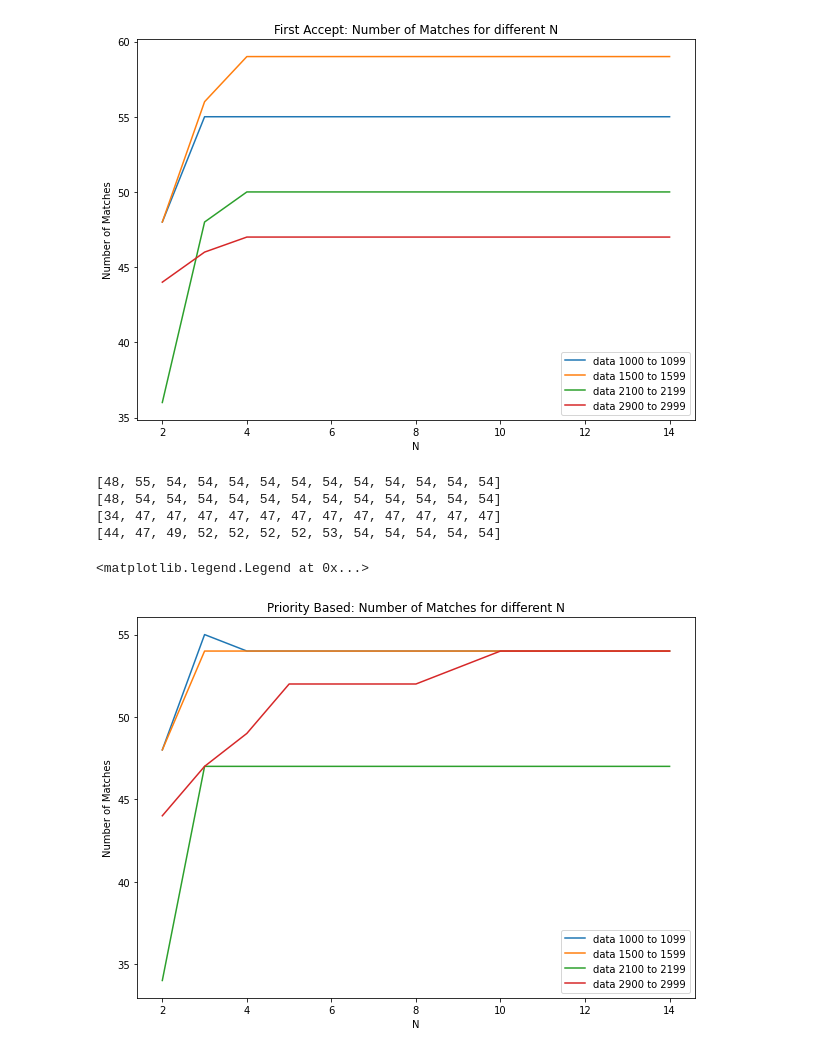
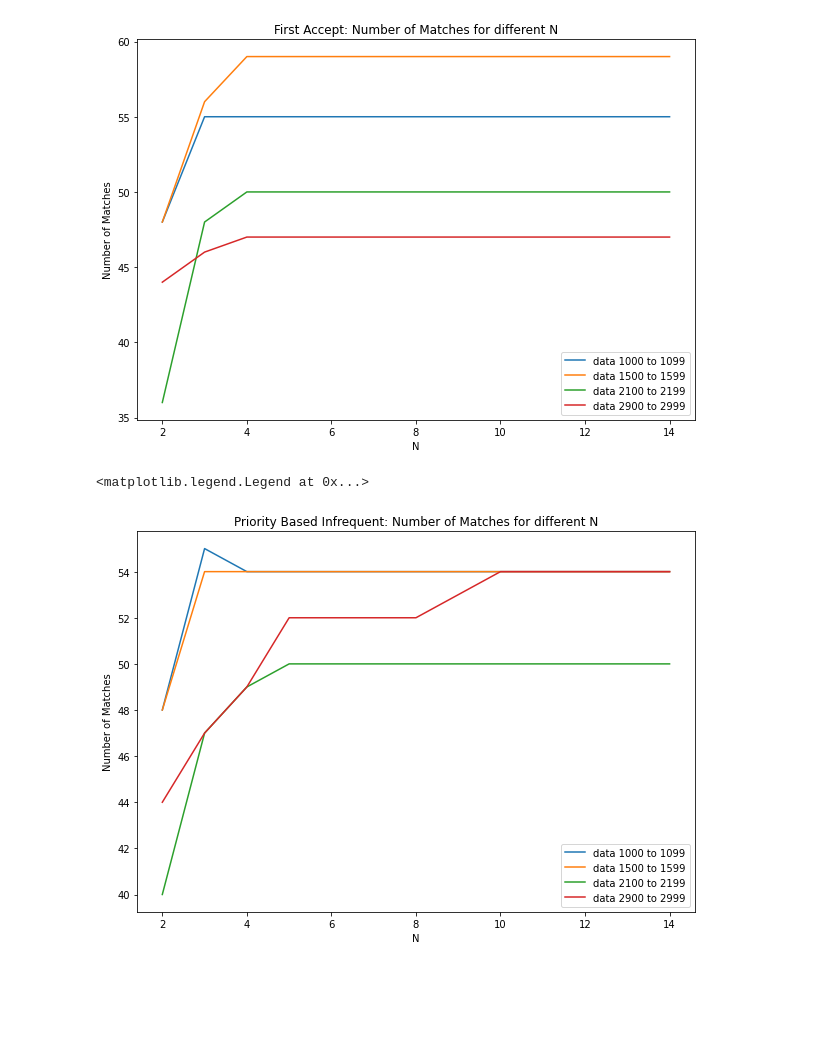
Before and after one commit to Mingtaros/Kidney-Exchange-Match-Mapping-System, a Jupyter notebook: backend/kidneyexchange/backend/exchange_src/Experiment.ipynb, the cells around one changed output. Cells and saved outputs as stored; diff of their text form; code cells hidden in the pictures; blank space fills up the shorter version.

```diff
--- a/backend/kidneyexchange/backend/exchange_src/Experiment.ipynb
+++ b/backend/kidneyexchange/backend/exchange_src/Experiment.ipynb
@@ -81,21 +82,21 @@ ax = to_plot.plot.barh(figsize=(10, 20))
 # %%
-# Firsh Accept
+# First Accept
 
 different_n_1000_1099 = []
 different_n_1500_1599 = []
 different_n_2100_2199 = []
 different_n_2900_2999 = []
 
-pairs_data1 = read_pairs_db(1000, 1099)
+pairs_data1 = read_data_db("2021_01_11")
 grph1 = DirectedGraph(pairs_data1)
 
-pairs_data2 = read_pairs_db(1500, 1599)
+pairs_data2 = read_data_db("2021_01_16")
 grph2 = DirectedGraph(pairs_data2)
 
-pairs_data3 = read_pairs_db(2100, 2199)
+pairs_data3 = read_data_db("2021_01_22")
 grph3 = DirectedGraph(pairs_data3)
 
-pairs_data4 = read_pairs_db(2900, 2999)
+pairs_data4 = read_data_db("2021_01_30")
 grph4 = DirectedGraph(pairs_data4)
 
 for n in range(2, 15):
@@ -146,69 +147,59 @@ plt.legend([
 <matplotlib.legend.Legend at 0x...>
 [figure]
 # %%
-# Priority Based
+# Priority Based - Infrequent
 
 pb_different_n_1000_1099 = []
 pb_different_n_1500_1599 = []
 pb_different_n_2100_2199 = []
 pb_different_n_2900_2999 = []
 
-pairs_data1 = read_pairs_db(1000, 1099)
+pairs_data1 = read_data_db("2021_01_11")
 grph1 = DirectedGraph(pairs_data1)
 
-pairs_data2 = read_pairs_db(1500, 1599)
+pairs_data2 = read_data_db("2021_01_16")
 grph2 = DirectedGraph(pairs_data2)
 
-pairs_data3 = read_pairs_db(2100, 2199)
+pairs_data3 = read_data_db("2021_01_21")
 grph3 = DirectedGraph(pairs_data3)
 
-pairs_data4 = read_pairs_db(2900, 2999)
+pairs_data4 = read_data_db("2021_01_30")
 grph4 = DirectedGraph(pairs_data4)
 
 for n in range(2, 15):
-    pbnway1 = PriorityBasedNWay(n, 'maximum')
+    pbnway1 = PriorityBasedNWay(n, 'maximum', 'infrequent')
     pbnway1.finalize_exchange(grph1)
     pb_different_n_1000_1099.append(pbnway1.get_num_of_matched_pairs())
 
-    pbnway2 = PriorityBasedNWay(n, 'maximum')
+    pbnway2 = PriorityBasedNWay(n, 'maximum', 'infrequent')
     pbnway2.finalize_exchange(grph2)
     pb_different_n_1500_1599.append(pbnway2.get_num_of_matched_pairs())
 
-    pbnway3 = PriorityBasedNWay(n, 'maximum')
+    pbnway3 = PriorityBasedNWay(n, 'maximum', 'infrequent')
     pbnway3.finalize_exchange(grph3)
     pb_different_n_2100_2199.append(pbnway3.get_num_of_matched_pairs())
 
-    pbnway4 = PriorityBasedNWay(n, 'maximum')
+    pbnway4 = PriorityBasedNWay(n, 'maximum', 'infrequent')
     pbnway4.finalize_exchange(grph4)
     pb_different_n_2900_2999.append(pbnway4.get_num_of_matched_pairs())
-# %%
-print(pb_different_n_1000_1099)
-print(pb_different_n_1500_1599)
-print(pb_different_n_2100_2199)
-print(pb_different_n_2900_2999)
-# %% [output]
-[48, 55, 54, 54, 54, 54, 54, 54, 54, 54, 54, 54, 54]
-[48, 54, 54, 54, 54, 54, 54, 54, 54, 54, 54, 54, 54]
-[34, 47, 47, 47, 47, 47, 47, 47, 47, 47, 47, 47, 47]
-[44, 47, 49, 52, 52, 52, 52, 53, 54, 54, 54, 54, 54]
 # %%
 plt.figure(figsize=(10, 7))
 
-plt.title("Priority Based: Number of Matches for different N")
+plt.title("Priority Based Infrequent: Number of Matches for different N")
 plt.xlabel("N")
 plt.ylabel("Number of Matches")
 
 sns.lineplot(y=pb_different_n_1000_1099, x=range(2,15))
 sns.lineplot(y=pb_different_n_1500_1599, x=range(2,15))
 sns.lineplot(y=pb_different_n_2100_2199, x=range(2,15))
 sns.lineplot(y=pb_different_n_2900_2999, x=range(2,15))
 
 plt.legend([
     "data 1000 to 1099",
     "data 1500 to 1599",
     "data 2100 to 2199",
     "data 2900 to 2999"
 ])
 # %% [output]
 <matplotlib.legend.Legend at 0x...>
-[figure, old version]
+[figure, new version]
```
Also changed, not shown: parts of 10 cells of this notebook, 5 other files.
